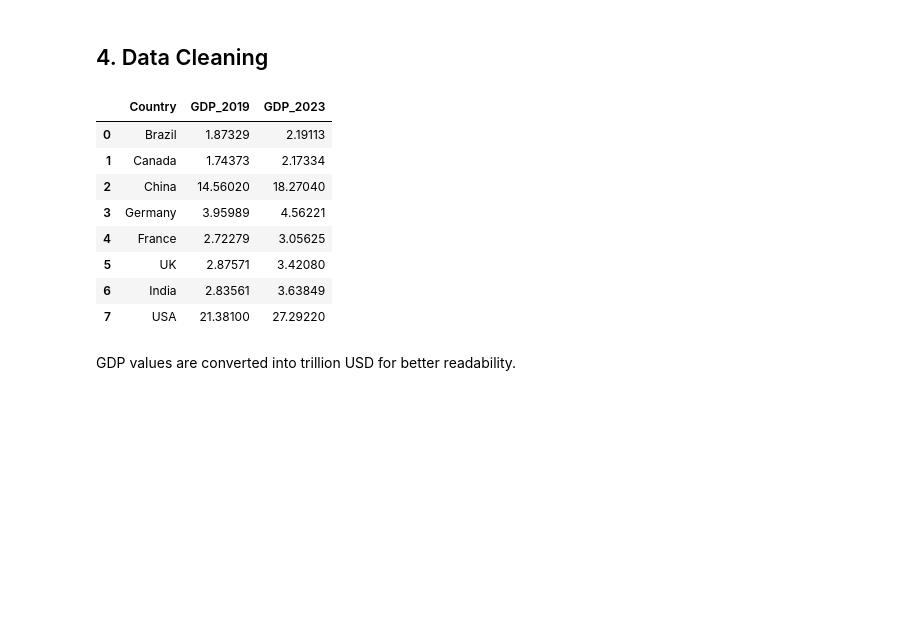
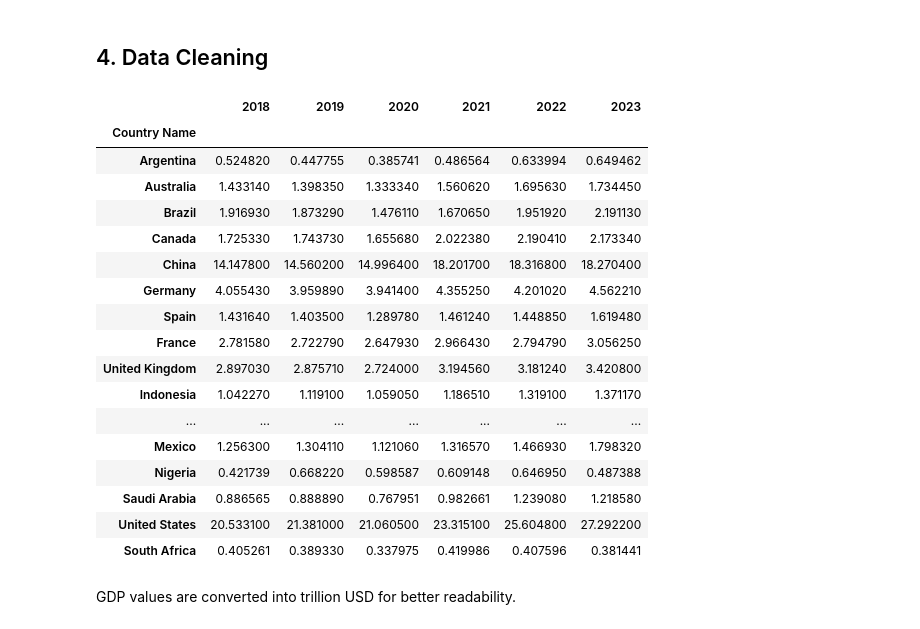
Before and after one commit to 3497816320-cmyk/acc102-covid-recovery-analysis, a Jupyter notebook: covid_recovery_analysis.ipynb, the cells around one changed output. Saved outputs shown, nothing was run; the diff lists cells and outputs as text; code cells hidden in the pictures; blank space fills up the shorter version.

```diff
--- a/covid_recovery_analysis.ipynb
+++ b/covid_recovery_analysis.ipynb
@@ -17,7 +15,13 @@ The dataset is sourced from the World Bank and processed for analysis. A cleaned
 # %%
 import pandas as pd
 
+# Show all rows and columns
+pd.set_option('display.max_rows', None)
+pd.set_option('display.max_columns', None)
+
+# Load dataset
 df = pd.read_csv("data/world_bank_gdp.csv")
 
+# Display full dataset
 df
 # %% [output]
@@ -33,24 +45,33 @@ df
 # %% [markdown]
 ## 4. Data Cleaning
 # %%
-# Rename columns
-df.columns = ["Country", "GDP_2019", "GDP_2023"]
+# Set country as index
+df.set_index("Country Name", inplace=True)
 
-# Convert to trillion USD for readability
-df["GDP_2019"] = df["GDP_2019"] / 1e12
-df["GDP_2023"] = df["GDP_2023"] / 1e12
+# Convert GDP to trillion USD
+df = df / 1e12
 
+# Display cleaned data
 df
 # %% [output]
-|  | Country | GDP_2019 | GDP_2023 |
-| 0 | Brazil | 1.87329 | 2.19113 |
-| 1 | Canada | 1.74373 | 2.17334 |
-| 2 | China | 14.56020 | 18.27040 |
-| 3 | Germany | 3.95989 | 4.56221 |
-| 4 | France | 2.72279 | 3.05625 |
-| 5 | UK | 2.87571 | 3.42080 |
-| 6 | India | 2.83561 | 3.63849 |
-| 7 | USA | 21.38100 | 27.29220 |
+|  | 2018 | 2019 | 2020 | 2021 | 2022 | 2023 |
+| Country Name |  |  |  |  |  |  |
+| Argentina | 0.524820 | 0.447755 | 0.385741 | 0.486564 | 0.633994 | 0.649462 |
+| Australia | 1.433140 | 1.398350 | 1.333340 | 1.560620 | 1.695630 | 1.734450 |
+| Brazil | 1.916930 | 1.873290 | 1.476110 | 1.670650 | 1.951920 | 2.191130 |
+| Canada | 1.725330 | 1.743730 | 1.655680 | 2.022380 | 2.190410 | 2.173340 |
+| China | 14.147800 | 14.560200 | 14.996400 | 18.201700 | 18.316800 | 18.270400 |
+| Germany | 4.055430 | 3.959890 | 3.941400 | 4.355250 | 4.201020 | 4.562210 |
+| Spain | 1.431640 | 1.403500 | 1.289780 | 1.461240 | 1.448850 | 1.619480 |
+| France | 2.781580 | 2.722790 | 2.647930 | 2.966430 | 2.794790 | 3.056250 |
+| United Kingdom | 2.897030 | 2.875710 | 2.724000 | 3.194560 | 3.181240 | 3.420800 |
+| Indonesia | 1.042270 | 1.119100 | 1.059050 | 1.186510 | 1.319100 | 1.371170 |
+| ... | ... | ... | ... | ... | ... | ... |
+| Mexico | 1.256300 | 1.304110 | 1.121060 | 1.316570 | 1.466930 | 1.798320 |
+| Nigeria | 0.421739 | 0.668220 | 0.598587 | 0.609148 | 0.646950 | 0.487388 |
+| Saudi Arabia | 0.886565 | 0.888890 | 0.767951 | 0.982661 | 1.239080 | 1.218580 |
+| United States | 20.533100 | 21.381000 | 21.060500 | 23.315100 | 25.604800 | 27.292200 |
+| South Africa | 0.405261 | 0.389330 | 0.337975 | 0.419986 | 0.407596 | 0.381441 |
 # %% [markdown]
 GDP values are converted into trillion USD for better readability.
 # %% [markdown]
```
Also changed, not shown: parts of 11 cells of this notebook.
